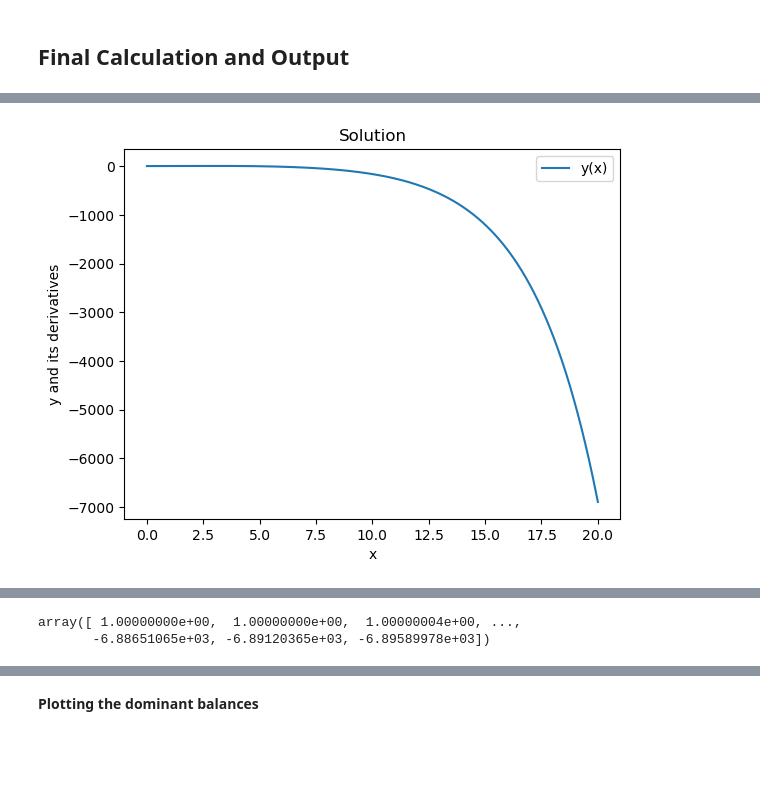
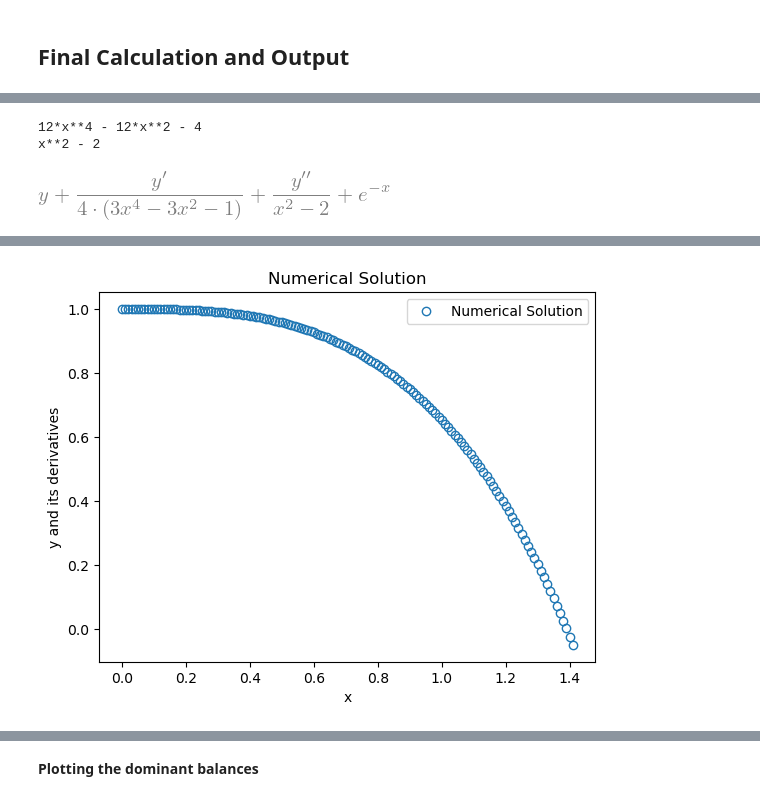
Before and after one commit to kayliehausknecht/AM201-Dataset, a Jupyter notebook: Code/new_ODE_solver.ipynb, the cells around one changed output, grey strips where cells are left out. Saved outputs shown, nothing was run; the diff lists cells and outputs as text; code cells hidden in the pictures; blank space fills up the shorter version.

```diff
--- a/Code/new_ODE_solver.ipynb
+++ b/Code/new_ODE_solver.ipynb
@@ -96,6 +96,20 @@ def num_subterms (sum_min, sum_max):
         return num_subterms (sum_min, sum_max)
     # return temp
     return [1, 1, 1, 1, 1] # changed this so every order is present in the final ODE
+# %%
+def add_coeff_and_constant(subterm, const_prob = 0.5):
+    # Determines coefficient
+    coeffs = np.linspace(-5,-1,11, dtype=int)
+    if rand.random() < 0.5:
+        subterm *= rand.choice(coeffs)
+    # elif rand.random() > 0.8:
+    #     subterm /= rand.choice(coeffs)
+
+    # Determines added constant
+    if rand.random() < const_prob:
+        subterm += rand.choice(coeffs)
+
+    return subterm
 # %%
 def generate_random_sympy_polynomial():
     """
@@ -115,7 +129,7 @@ def generate_random_sympy_polynomial():
         power = random.randint(0, 4)
         polynomial += coeff * x**power
 
-    return polynomial
+    return add_coeff_and_constant(polynomial, 1)
 
 # Generate and display a sympy polynomial
 random_sympy_polynomial = generate_random_sympy_polynomial()
@@ -338,36 +325,82 @@ y3
 from sympy import symbols, diff, exp
 from scipy.integrate import solve_ivp
 
 x = symbols('x')
-y0, y1, y2 = symbols('y0 y1 y2')
+y, y0, y1, y2, y3 = symbols('y y0 y1 y2 y3')
 
 from sympy.utilities.lambdify import lambdify
+
+terms = create_subterms(y_terms, num_subterms(min_subterms, max_subterms))
+
+# Define the mapping for replacement
+replacement_mapping = {
+    y0: y,
+    y1: symbols("y'"),
+    y2: symbols("y''"),
+    y3: 0
+}
+
+# Function to replace y0, y1, y2 with y, y', y''
+def replace_with_differential(expr):
+    return expr.subs(replacement_mapping)
+
+replaced_expr = replace_with_differential(sum(terms))
+
+print(disp.display(replaced_expr))
+
+# Converting the replaced expression to LaTeX
+latex_replaced_expr = latex(replaced_expr)
+
+# Extracting the values a, b, c from init_condition
+a, b, c = [1,0,0]
+
+# Preparing the updated LaTeX formatted equation with x_0 as 0 and the new form of the equation
+updated_latex_equation = f"""
+\\text{{Approximate the solution to the third-order ODE: }} y''' = {latex_replaced_expr}
+
+\\text{{With initial conditions at }} x = 0:
+\\begin{{align*}}
+y(0) &= {a:.2f} \\\\
+y'(0) &= {b:.2f} \\\\
+y''(0) &= {c:.2f}
+\\end{{align*}}
+"""
+
+print(updated_latex_equation)
+
+y3 = y_terms[4]
+new_terms = terms.tolist()
+new_terms.remove(y3)
+y3 = -sum(new_terms)
+
+print(y3)
 
 # Lambdify the y3 expression so it can be used as a function
 y3_func = lambdify((x, y0, y1, y2), y3)
 
 # Define the system of first-order ODEs using y3 directly
 def system_of_odes_with_y3(x, y):
     y0, y1, y2 = y
     # Use y3 as a function
     dy2_dx = y3_func(x, y0, y1, y2)
     return [y1, y2, dy2_dx]
 
 initial_conditions = [1, 0, 0]  # placeholder initial conditions
-x_range = (0, 15)
+x_range = (0, 100)
 X = np.linspace(x_range[0], x_range[1], 10000)
-
 
 # Solve the system of ODEs
 solution_with_y3 = solve_ivp(system_of_odes_with_y3, x_range, initial_conditions, t_eval=X)
 
-plt.plot(solution_with_y3.t, solution_with_y3.y[0], label='y(x)')
+plt.plot(solution_with_y3.t, solution_with_y3.y[0], 'o', mfc='none', label='Numerical Solution')
 # plt.plot(solution_with_y3.t, solution_with_y3.y[1], label="y'(x)")
 # plt.plot(solution_with_y3.t, solution_with_y3.y[2], label="y''(x)")
 plt.legend()
 plt.xlabel('x')
 plt.ylabel('y and its derivatives')
-plt.title('Solution')
+plt.title('Numerical Solution')
 plt.show()
 # %% [output]
+12*x**4 - 12*x**2 - 4
+x**2 - 2
-[figure, old version]
+[figure, new version]
@@ -374,8 +419,4 @@ plt.show()
+[figure, added]
-# %%
-solution_with_y3.y[0]
-# %% [output]
-array([ 1.00000000e+00,  1.00000000e+00,  1.00000004e+00, ...,
-       -6.88651065e+03, -6.89120365e+03, -6.89589978e+03])
 # %%
 def find_divergence_x_value(solution, component_index=0, threshold=1e3):
     y_values = solution.y[component_index]
```
Also changed, not shown: parts of 20 cells of this notebook.
